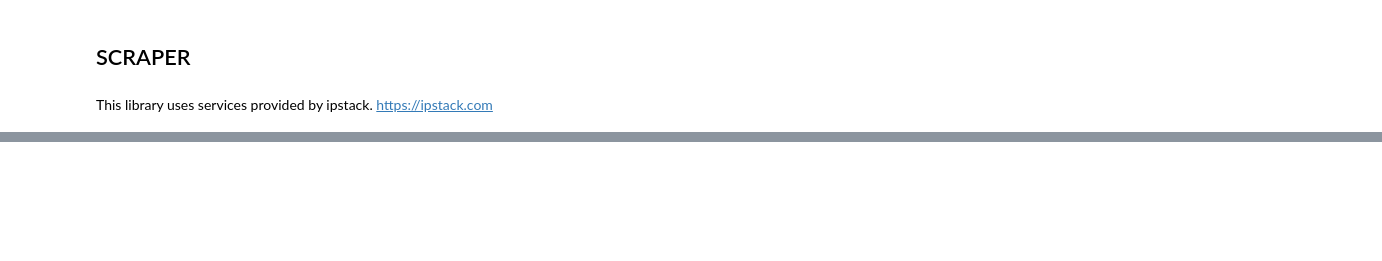
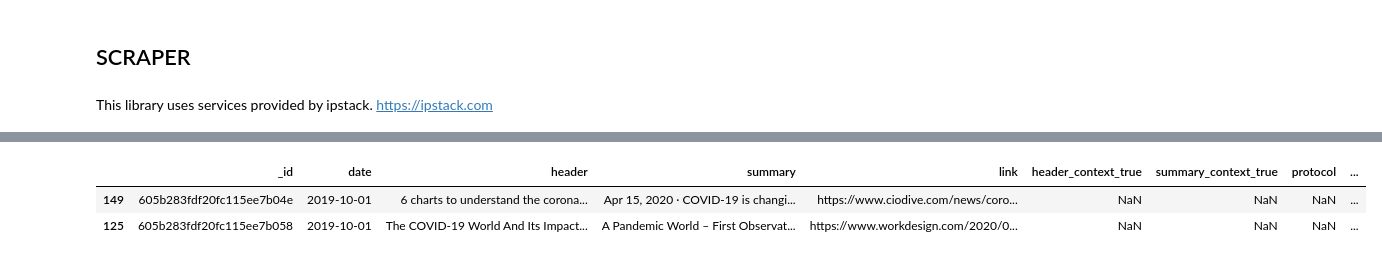
Before and after one commit to centeno/covid-impact-se, a Jupyter notebook: step01_collection_data.ipynb, the cells around one changed output, grey strips where cells are left out. Cells and saved outputs as stored; diff of their text form; code cells hidden in the pictures; blank space fills up the shorter version.

```diff
--- a/step01_collection_data.ipynb
+++ b/step01_collection_data.ipynb
@@ -301,0 +293,8 @@ df.tail()
+# %%
+# print atlas database
+df = load()
+df.sort_values(by=['date']).head(2)
+# %% [output]
+|  | _id | date | header | summary | link | header_context_true | summary_context_true | protocol | ... |
+| 149 | 605b283fdf20fc115ee7b04e | 2019-10-01 | 6 charts to understand the corona... | Apr 15, 2020 · COVID-19 is changi... | https://www.ciodive.com/news/coro... | NaN | NaN | NaN | ... |
+| 125 | 605b283fdf20fc115ee7b058 | 2019-10-01 | The COVID-19 World And Its Impact... | A Pandemic World – First Observat... | https://www.workdesign.com/2020/0... | NaN | NaN | NaN | ... |
```
Also changed, not shown: parts of 10 cells of this notebook.
